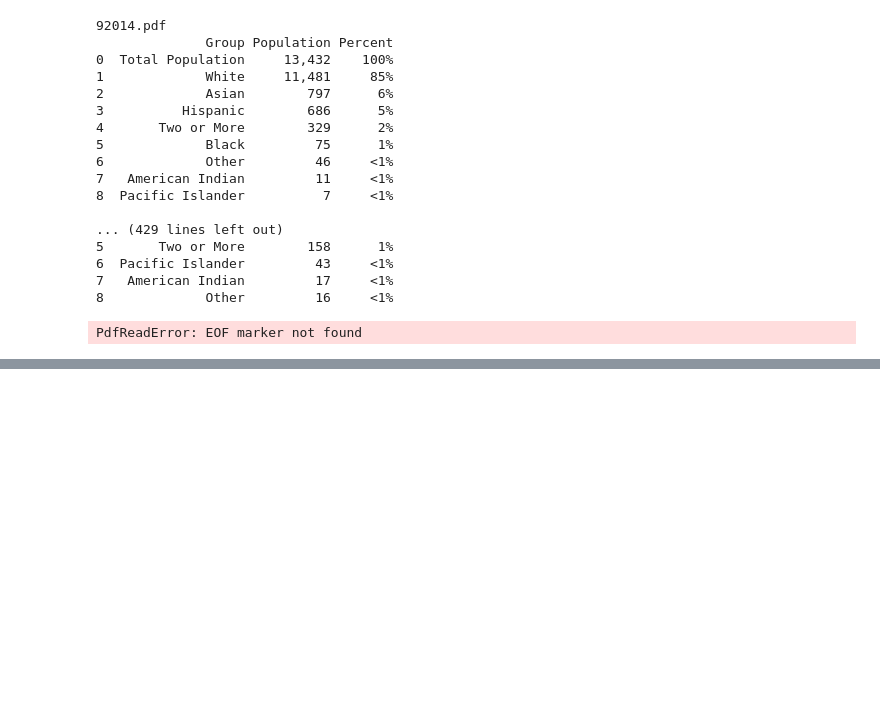
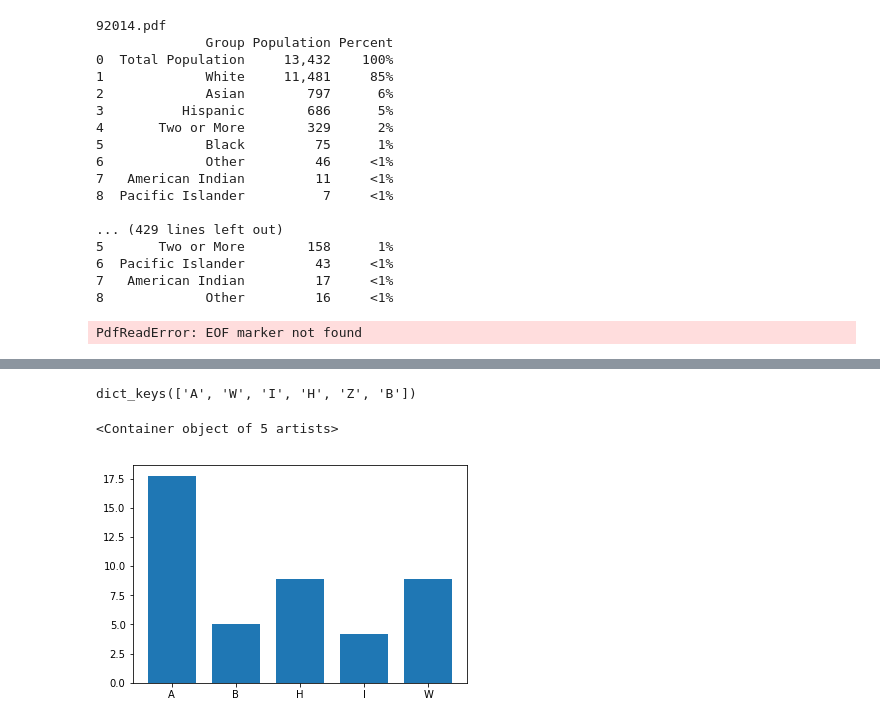
Before and after one commit to dgordee/San-Diego-Police-Analysis, a Jupyter notebook: Project testing.ipynb, the cells around one changed output, grey strips where cells are left out. Cells and saved outputs as stored; diff of their text form; code cells hidden in the pictures; blank space fills up the shorter version.

```diff
--- a/Project testing.ipynb
+++ b/Project testing.ipynb
@@ -183,0 +577,16 @@ PdfReadError: EOF marker not found
+# %%
+print(total_dict.keys())
+ratios = list()
+
+ratios.append(total_dict['A'] / num_dict['A'])
+ratios.append(total_dict['B'] / num_dict['B'])
+ratios.append(total_dict['W'] / num_dict['W'])
+ratios.append(total_dict['I'] / num_dict['I'])
+ratios.append(total_dict['H'] / num_dict['H'])
+
+fig = plt.figure()
+plt.bar(list(['A', 'B', 'W', 'I', 'H']), ratios, width=.75)
+# %% [output]
+dict_keys(['A', 'W', 'I', 'H', 'Z', 'B'])
+<Container object of 5 artists>
+[figure, added]
```
Also changed, not shown: parts of 26 cells of this notebook.
